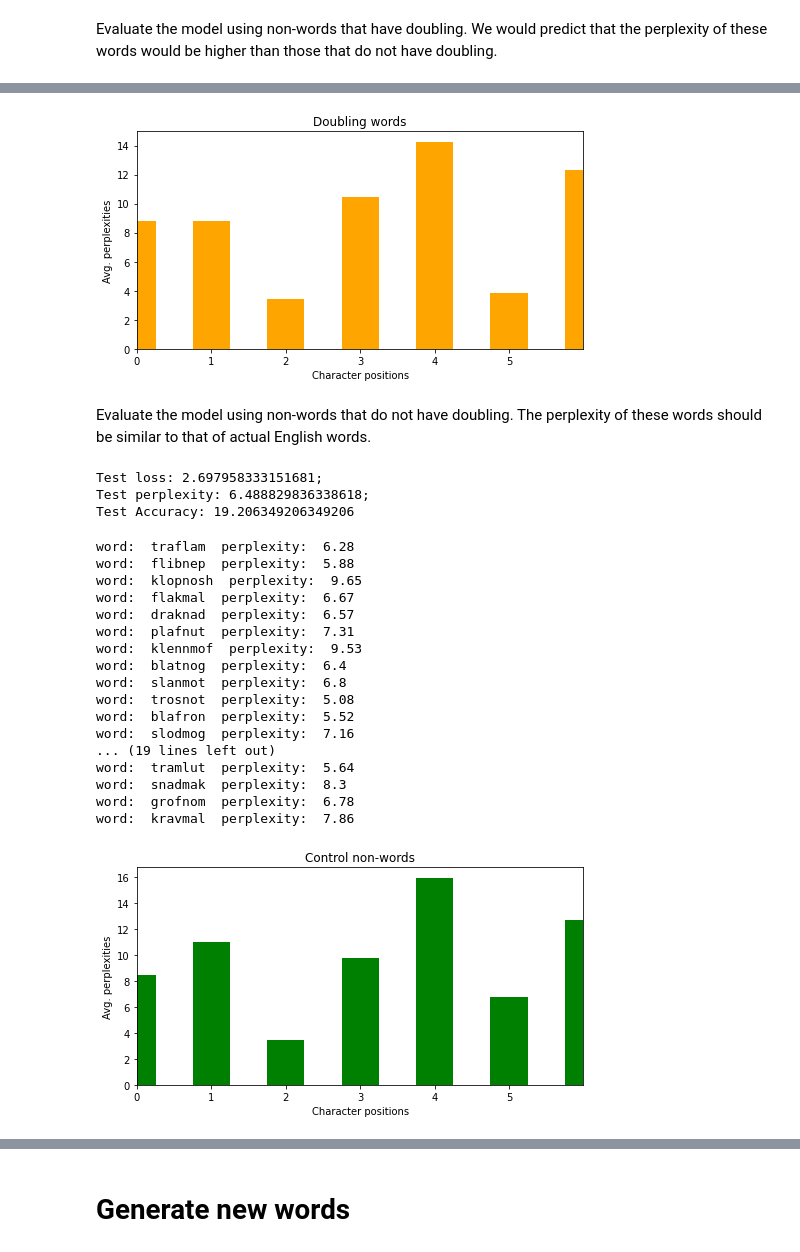
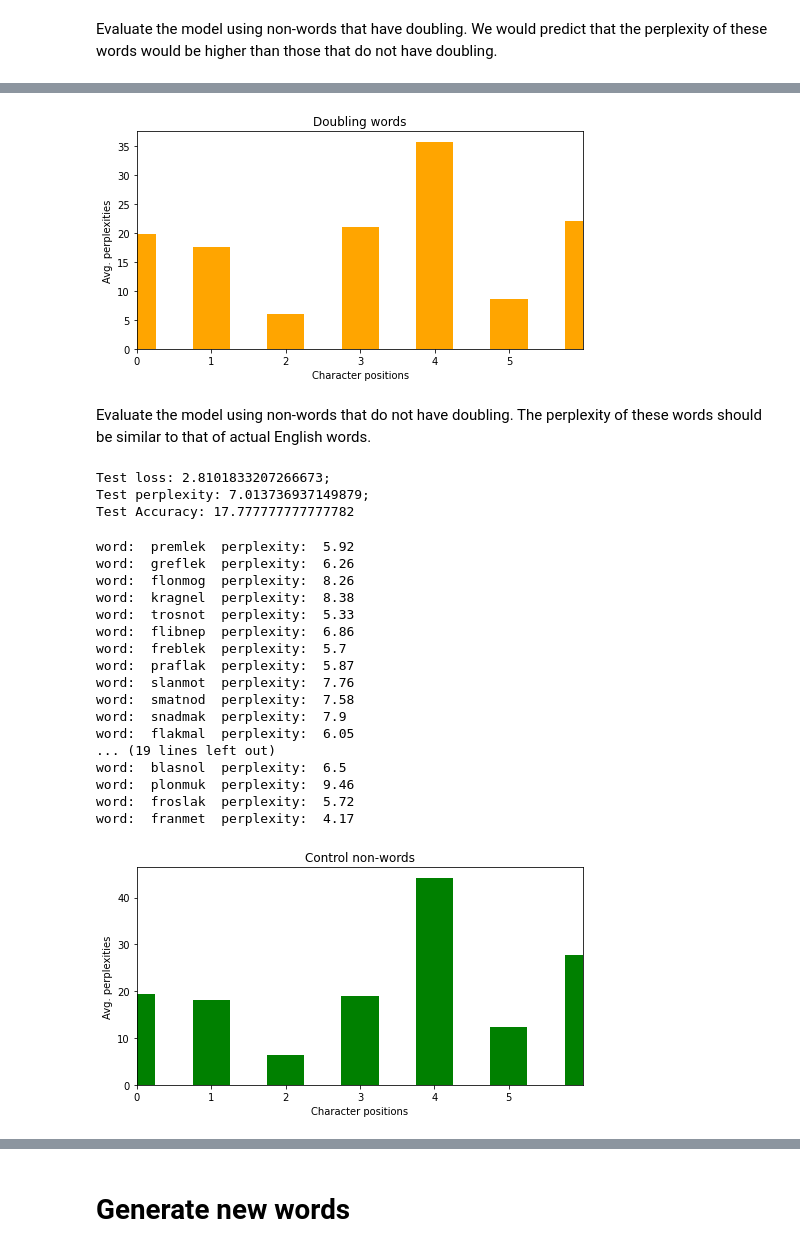
Before and after one commit to mplatt27/Language-Model-Linguistic-Doubling-Task, a Jupyter notebook: LanguageModel.ipynb, the cells around one changed output, grey strips where cells are left out. Cells and saved outputs as stored; diff of their text form; code cells hidden in the pictures.

```diff
--- a/LanguageModel.ipynb
+++ b/LanguageModel.ipynb
@@ -860,7 +878,7 @@ Compute the loss & accuracy on the English test set using the best available mod
 That is, here we are comparing the probability distribution of possible characters that could occur
 at each position, with what actually occured.
 
-y_pred: 128 words in batch, 34 character positions in each word, 30 characters in the distribution
+y_pred: 128 words in batch, 20 character positions in each word, 38 characters in the distribution <-- NOTE THIS CHANGES WITH DIFFERENT DATASETS, BECAUSE OF HOW MANY CHARS THERE ARE
 """
 
 model.load_state_dict(torch.load(train_state['model_filename']))
@@ -891,13 +909,14 @@ for batch_index, batch_dict in enumerate(batch_generator):
     start = 0
     end = 1
     for i in range(128):
+
         word_loss = sequence_loss(y_pred[start:end,:],batch_dict['y_target'][start:end,:], mask_index)
 
         # reconstruct the word
         word = ""
         start_pos = 0
         end_pos = 1
-        for j in range(34):
+        for j in range(20):
             curr_char_index = batch_dict['y_target'][i][j].item()
             if curr_char_index >= 4:
                 curr_char = vectorizer.char_vocab._idx_to_token[curr_char_index]
@@ -1028,7 +1069,7 @@ for batch_index, batch_dict in enumerate(batch_generator):
         word = ""
         start_pos = 0
         end_pos = 1
-        for j in range(34):
+        for j in range(20):
             curr_char_index = batch_dict['y_target'][i][j].item()
             if curr_char_index >= 4:
                 curr_char = vectorizer.char_vocab._idx_to_token[curr_char_index]
@@ -1098,7 +1143,7 @@ for batch, char_dict in position_perplexities_doubling.items():
             avgs_doubling[ch] += p
         else:
             avgs_doubling[ch] = p
-avgs_doubling = {k: v / 34 for k, v in avgs_doubling.items()}
+avgs_doubling = {k: v / 20 for k, v in avgs_doubling.items()}
 
 # plot
 df_doubling = pd.DataFrame(list(avgs_doubling.items()), columns=['Character Positions', 'doubling'])
@@ -1120,7 +1165,7 @@ print('\n')
 # On the other hand, I would expect perplexity to go down later in the word
 # for words without doubling.
 # %% [output]
-[figure, old version]
+[figure, new version]
 # %% [markdown]
 Evaluate the model using non-words that do not have doubling. The perplexity of these words should be similar to that of actual English words.
 # %%
@@ -1162,7 +1207,7 @@ for batch_index, batch_dict in enumerate(batch_generator):
         word = ""
         start_pos = 0
         end_pos = 1
-        for j in range(34):
+        for j in range(20):
             curr_char_index = batch_dict['y_target'][i][j].item()
             if curr_char_index >= 4:
                 curr_char = vectorizer.char_vocab._idx_to_token[curr_char_index]
@@ -1197,56 +1242,56 @@ print("Test loss: {};".format(train_state['test_loss']))
 print("Test perplexity: {};".format(math.pow(2,train_state['test_loss'])))
 print("Test Accuracy: {}".format(train_state['test_acc']))
 # %% [output]
-Test loss: 2.697958333151681;
-Test perplexity: 6.488829836338618;
-Test Accuracy: 19.206349206349206
+Test loss: 2.8101833207266673;
+Test perplexity: 7.013736937149879;
+Test Accuracy: 17.777777777777782
 # %%
 # print the perplexities for each word
 for b, w_dict in word_perplexities_control.items():
     for w, p in w_dict.items():
         print("word: ", w, " perplexity: ", round(p,2))
 # %% [output]
-word:  traflam  perplexity:  6.28
-word:  flibnep  perplexity:  5.88
-word:  klopnosh  perplexity:  9.65
-word:  flakmal  perplexity:  6.67
-word:  draknad  perplexity:  6.57
-word:  plafnut  perplexity:  7.31
-word:  klennmof  perplexity:  9.53
-word:  blatnog  perplexity:  6.4
-word:  slanmot  perplexity:  6.8
-word:  trosnot  perplexity:  5.08
-word:  blafron  perplexity:  5.52
-word:  slodmog  perplexity:  7.16
+word:  premlek  perplexity:  5.92
+word:  greflek  perplexity:  6.26
+word:  flonmog  perplexity:  8.26
+word:  kragnel  perplexity:  8.38
+word:  trosnot  perplexity:  5.33
+word:  flibnep  perplexity:  6.86
+word:  freblek  perplexity:  5.7
+word:  praflak  perplexity:  5.87
+word:  slanmot  perplexity:  7.76
+word:  smatnod  perplexity:  7.58
+word:  snadmak  perplexity:  7.9
+word:  flakmal  perplexity:  6.05
 ... (19 lines left out)
-word:  tramlut  perplexity:  5.64
-word:  snadmak  perplexity:  8.3
-word:  grofnom  perplexity:  6.78
-word:  kravmal  perplexity:  7.86
+word:  blasnol  perplexity:  6.5
+word:  plonmuk  perplexity:  9.46
+word:  froslak  perplexity:  5.72
+word:  franmet  perplexity:  4.17
 # %%
 # get the perpelxity at each character position (averaged over each non-doubling word)
 avgs_control = {}
 for batch, char_dict in position_perplexities_control.items():
     for ch, p in char_dict.items():
         if avgs_control.get(ch):
             avgs_control[ch] += p
         else:
             avgs_control[ch] = p
-avgs_control = {k: v / 34 for k, v in avgs_control.items()}
+avgs_control = {k: v / 20 for k, v in avgs_control.items()}
 
 # plot
 df_control = pd.DataFrame(list(avgs_control.items()), columns=['Character Positions', 'control'])
 plt.bar(df_control['Character Positions'], df_control['control'], color='green', width=0.5)
 plt.title('Control non-words')
 plt.xlabel('Character positions')
 plt.ylabel('Avg. perplexities')
 plt.xlim(0,6)
 plt.xticks(np.arange(0, 6, 1))
 plt.rcParams["figure.figsize"] = (8, 4)
 plt.show()
 print('\n')
 # %% [output]
-[figure, old version]
+[figure, new version]
 # %%
 # plot English test words, doubling non-words, and control non-words together
 # combined plot
```
Also changed, not shown: parts of 10 cells of this notebook.
